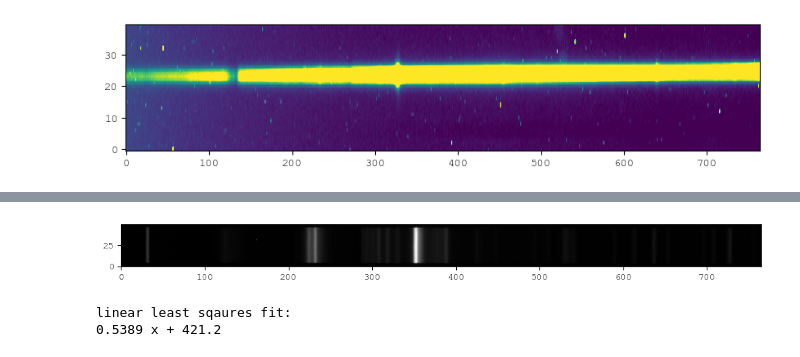
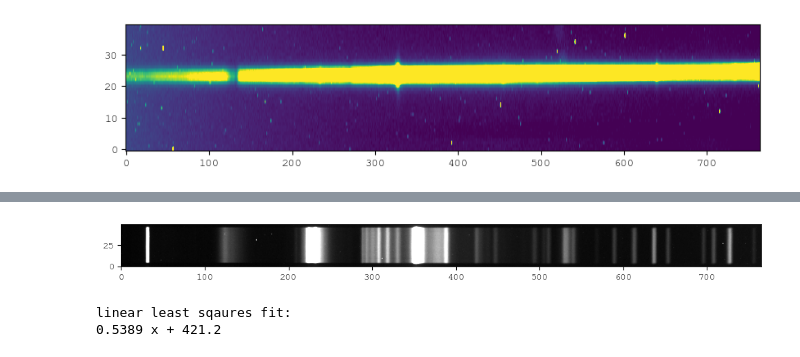
Before and after one commit to elkogerville/ASTROPHYSICS, a Jupyter notebook: SPECTRUM ANALYSIS/Pcygni_Spectra_Calibration.ipynb, the cells around one changed output, grey strips where cells are left out. Cells and saved outputs as stored; diff of their text form; code cells hidden in the pictures.

```diff
--- a/SPECTRUM ANALYSIS/Pcygni_Spectra_Calibration.ipynb
+++ b/SPECTRUM ANALYSIS/Pcygni_Spectra_Calibration.ipynb
@@ -37,8 +37,7 @@ def load_data_cube(path):
     Output
     ------
     data_cube: np.ndarray[np.float64]
-        ixMxN array where each i index corresponds to a different fits data file
-        each data file is transposed into a MxN matrix
+        ixNxM array where each i index corresponds to a different fits data file
     header_list: list[astropy.io.fits.Header]
         list of each corresponding fits header file
     Example
@@ -48,7 +47,7 @@ def load_data_cube(path):
     '''
     # searches for all files within a directory
     fits_files = sorted(glob.glob(path))
-    # allocate ixMxN data cube array
+    # allocate ixNxM data cube array
     i = len(fits_files)
     data, header = load_fits(fits_files[0])
     data_cube = np.zeros((i, data.shape[0], data.shape[1]))
@@ -79,15 +78,15 @@ def calibrate_frames(data_cube):
     Parameter
     ---------
     data_cube: np.ndarray[np.float64]
-        ixMxN data cube of images to be processed
+        ixNxM data cube of images to be processed
     Outputs
     -------
     flux: np.ndarray[np.float64]
-        MxN stacked array of all i images
+        NxM stacked array of all i images
     errors: np.ndarray[np.float64]
-        MxN array corresponding to the error for each pixel
+        NxM array corresponding to the error for each pixel
     '''
-    # sum the ixMxN array along the i axis into a MxN array
+    # sum the ixNxM array along the i axis into a NxM array
     flux = np.sum(data_cube, axis = 0)
 
     # compute error
@@ -225,15 +224,15 @@ def extract_spectral_continuum(data, x_pixels, model, window_range = 7):
 pcygni_extracted = extract_spectral_continuum(pcygni_flux, x_pixels, pcygni_model)
 sadr_extracted = extract_spectral_continuum(sadr_flux, x_pixels, sadr_model)
 arc_extracted = extract_spectral_continuum(arc_flux, x_pixels, arc_model, window_range = 25)
-# %%
-data = arc_flux[115:165,:][:, ::-1]
-plt.figure(figsize = (12,4))
-plt.rcParams['font.family'] = 'courier new'
-plt.imshow(data, origin = 'lower', cmap = 'gray')
-plt.xlim(0,765)
-plt.show()
-# %% [output]
-[figure, removed]
+# %%
+data = arc_flux[115:165,:][:, ::-1]
+plt.figure(figsize = (12,4))
+plt.rcParams['font.family'] = 'courier new'
+plt.imshow(data, vmax = np.percentile(data, 96), origin = 'lower', cmap = 'gray')
+plt.xlim(0,765)
+plt.show()
+# %% [output]
+[figure, added]
 # %%
 # location of emission lines on image in pixels
 pixels = np.array([31.4, 233, 510, 590, 613.5, 636.1, 654.1, 696, 708, 727.0])
```
Also changed, not shown: parts of 4 cells of this notebook.
